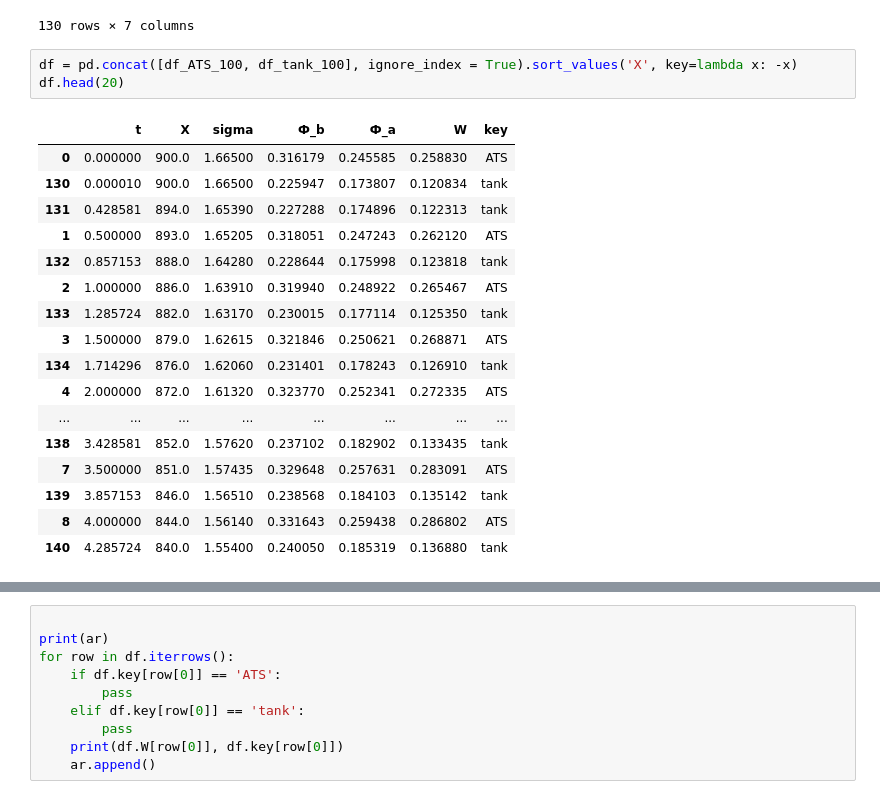
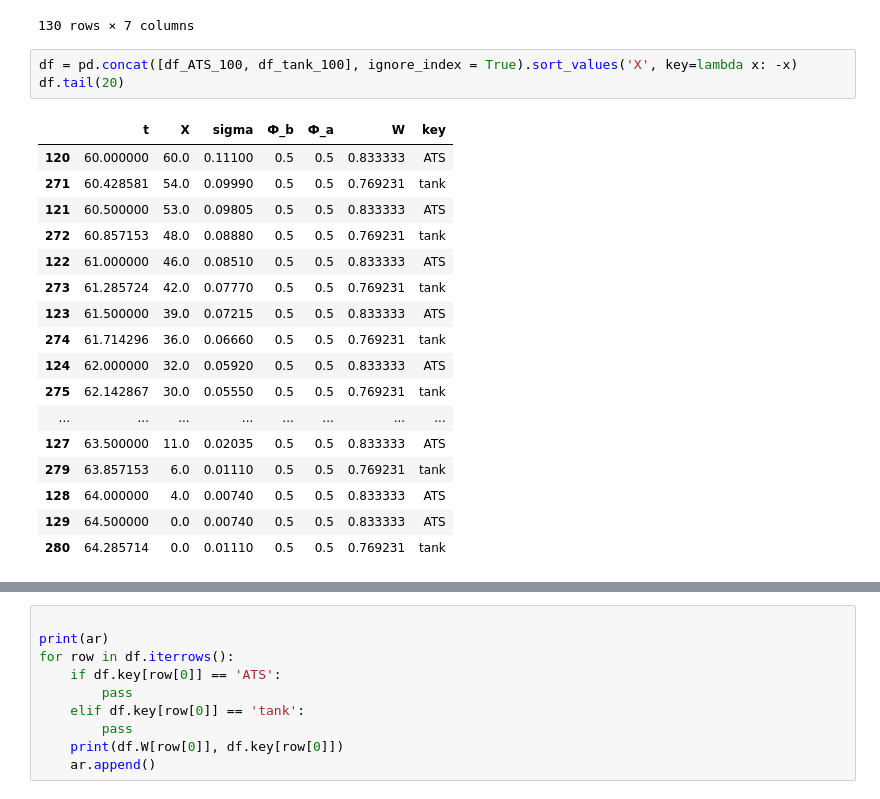
Before and after one commit to FlameDanita/The-effectiveness-of-missile-weapons, a Jupyter notebook: Modeling_fight.ipynb, the cells around one changed output, grey strips where cells are left out. Cells and saved outputs as stored; diff of their text form.

```diff
--- a/Modeling_fight.ipynb
+++ b/Modeling_fight.ipynb
@@ -270,23 +270,23 @@ df_ATS_100
 130 rows × 7 columns
 # %%
 df = pd.concat([df_ATS_100, df_tank_100], ignore_index = True).sort_values('X', key=lambda x: -x)
-df.head(20)
+df.tail(20)
 # %% [output]
 |  | t | X | sigma | Ф_b | Ф_а | W | key |
-| 0 | 0.000000 | 900.0 | 1.66500 | 0.316179 | 0.245585 | 0.258830 | ATS |
-| 130 | 0.000010 | 900.0 | 1.66500 | 0.225947 | 0.173807 | 0.120834 | tank |
-| 131 | 0.428581 | 894.0 | 1.65390 | 0.227288 | 0.174896 | 0.122313 | tank |
-| 1 | 0.500000 | 893.0 | 1.65205 | 0.318051 | 0.247243 | 0.262120 | ATS |
-| 132 | 0.857153 | 888.0 | 1.64280 | 0.228644 | 0.175998 | 0.123818 | tank |
-| 2 | 1.000000 | 886.0 | 1.63910 | 0.319940 | 0.248922 | 0.265467 | ATS |
-| 133 | 1.285724 | 882.0 | 1.63170 | 0.230015 | 0.177114 | 0.125350 | tank |
-| 3 | 1.500000 | 879.0 | 1.62615 | 0.321846 | 0.250621 | 0.268871 | ATS |
-| 134 | 1.714296 | 876.0 | 1.62060 | 0.231401 | 0.178243 | 0.126910 | tank |
-| 4 | 2.000000 | 872.0 | 1.61320 | 0.323770 | 0.252341 | 0.272335 | ATS |
+| 120 | 60.000000 | 60.0 | 0.11100 | 0.5 | 0.5 | 0.833333 | ATS |
+| 271 | 60.428581 | 54.0 | 0.09990 | 0.5 | 0.5 | 0.769231 | tank |
+| 121 | 60.500000 | 53.0 | 0.09805 | 0.5 | 0.5 | 0.833333 | ATS |
+| 272 | 60.857153 | 48.0 | 0.08880 | 0.5 | 0.5 | 0.769231 | tank |
+| 122 | 61.000000 | 46.0 | 0.08510 | 0.5 | 0.5 | 0.833333 | ATS |
+| 273 | 61.285724 | 42.0 | 0.07770 | 0.5 | 0.5 | 0.769231 | tank |
+| 123 | 61.500000 | 39.0 | 0.07215 | 0.5 | 0.5 | 0.833333 | ATS |
+| 274 | 61.714296 | 36.0 | 0.06660 | 0.5 | 0.5 | 0.769231 | tank |
+| 124 | 62.000000 | 32.0 | 0.05920 | 0.5 | 0.5 | 0.833333 | ATS |
+| 275 | 62.142867 | 30.0 | 0.05550 | 0.5 | 0.5 | 0.769231 | tank |
 | ... | ... | ... | ... | ... | ... | ... | ... |
-| 138 | 3.428581 | 852.0 | 1.57620 | 0.237102 | 0.182902 | 0.133435 | tank |
-| 7 | 3.500000 | 851.0 | 1.57435 | 0.329648 | 0.257631 | 0.283091 | ATS |
-| 139 | 3.857153 | 846.0 | 1.56510 | 0.238568 | 0.184103 | 0.135142 | tank |
-| 8 | 4.000000 | 844.0 | 1.56140 | 0.331643 | 0.259438 | 0.286802 | ATS |
-| 140 | 4.285724 | 840.0 | 1.55400 | 0.240050 | 0.185319 | 0.136880 | tank |
+| 127 | 63.500000 | 11.0 | 0.02035 | 0.5 | 0.5 | 0.833333 | ATS |
+| 279 | 63.857153 | 6.0 | 0.01110 | 0.5 | 0.5 | 0.769231 | tank |
+| 128 | 64.000000 | 4.0 | 0.00740 | 0.5 | 0.5 | 0.833333 | ATS |
+| 129 | 64.500000 | 0.0 | 0.00740 | 0.5 | 0.5 | 0.833333 | ATS |
+| 280 | 64.285714 | 0.0 | 0.01110 | 0.5 | 0.5 | 0.769231 | tank |
 # %%
```
Also changed, not shown: parts of 8 cells of this notebook.
